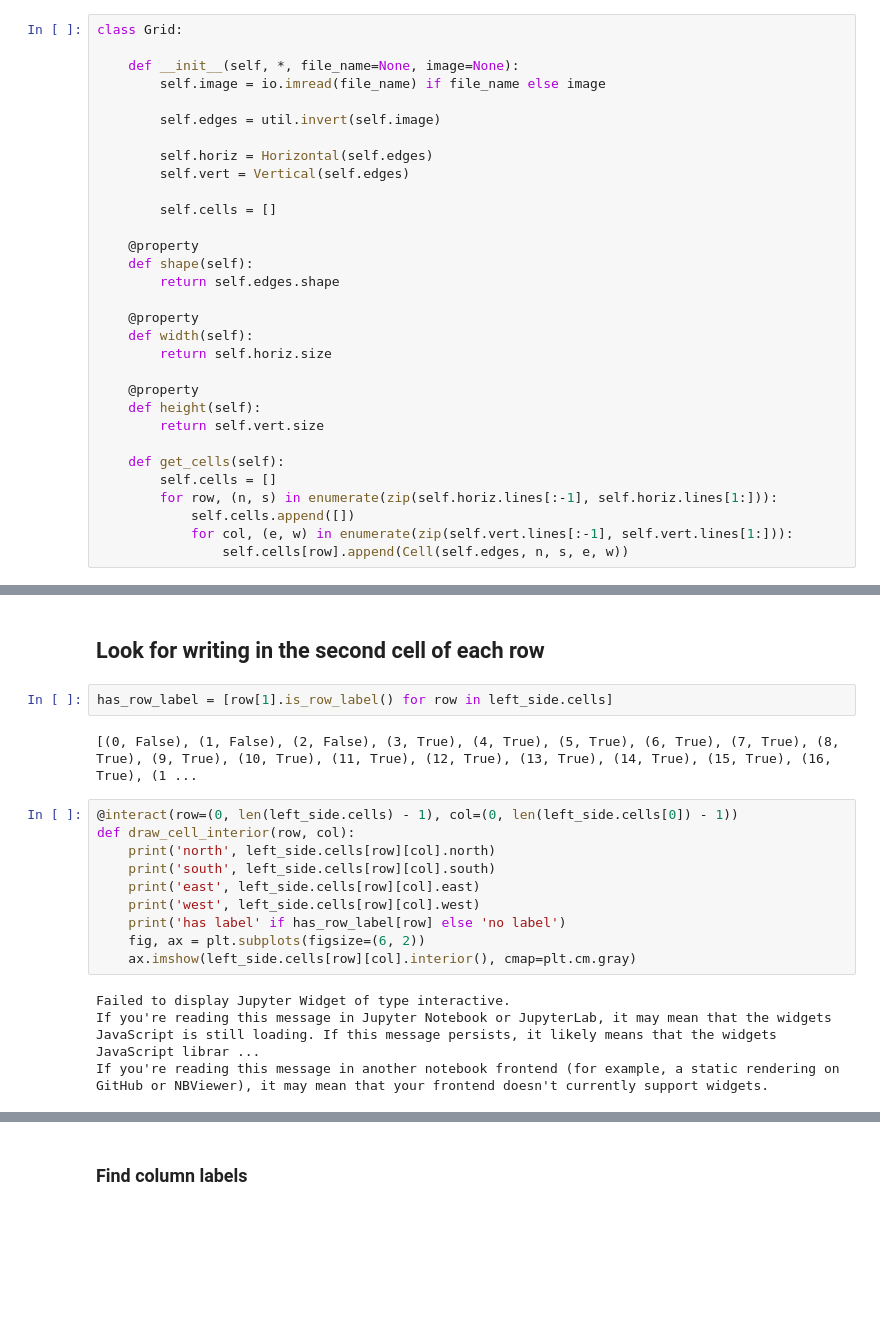
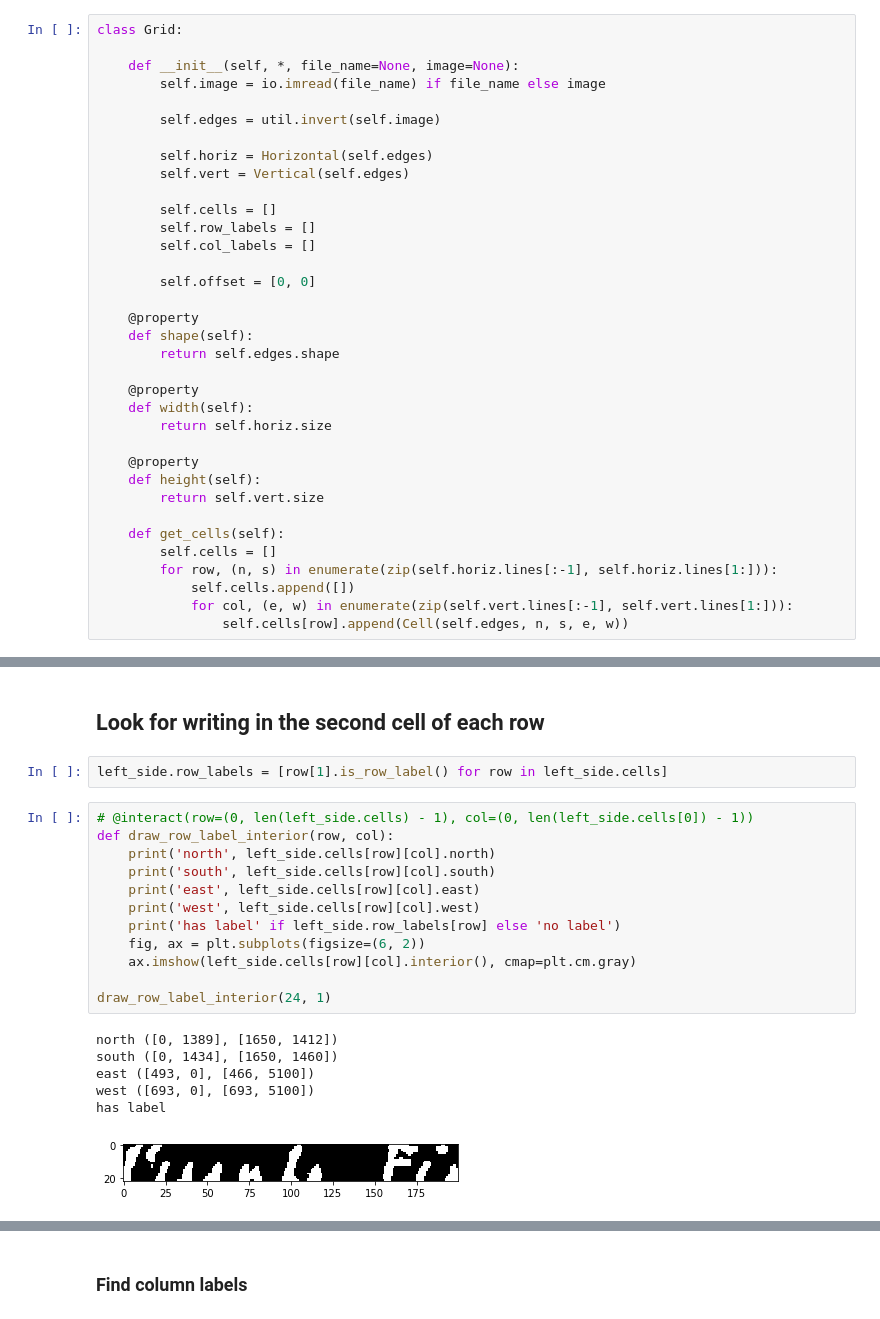
Before and after one commit to rafelafrance/boyd-bird-journal, a Jupyter notebook: experiments_for_boyd_journal_extraction.ipynb, the cells around one changed output, grey strips where cells are left out. Cells and saved outputs as stored; diff of their text form; blank space fills up the shorter version.

```diff
--- a/experiments_for_boyd_journal_extraction.ipynb
+++ b/experiments_for_boyd_journal_extraction.ipynb
@@ -102,6 +103,10 @@ class Grid:
         self.vert = Vertical(self.edges)
 
         self.cells = []
+        self.row_labels = []
+        self.col_labels = []
+
+        self.offset = [0, 0]
 
     @property
     def shape(self):
@@ -365,21 +388,24 @@ print(len(left_side.cells[0]))
 # %% [markdown]
 ## Look for writing in the second cell of each row
 # %%
-has_row_label = [row[1].is_row_label() for row in left_side.cells]
+left_side.row_labels = [row[1].is_row_label() for row in left_side.cells]
-# %% [output]
-[(0, False), (1, False), (2, False), (3, True), (4, True), (5, True), (6, True), (7, True), (8, True), (9, True), (10, True), (11, True), (12, True), (13, True), (14, True), (15, True), (16, True), (1 ...
 # %%
-@interact(row=(0, len(left_side.cells) - 1), col=(0, len(left_side.cells[0]) - 1))
-def draw_cell_interior(row, col):
+# @interact(row=(0, len(left_side.cells) - 1), col=(0, len(left_side.cells[0]) - 1))
+def draw_row_label_interior(row, col):
     print('north', left_side.cells[row][col].north)
     print('south', left_side.cells[row][col].south)
     print('east', left_side.cells[row][col].east)
     print('west', left_side.cells[row][col].west)
-    print('has label' if has_row_label[row] else 'no label')
+    print('has label' if left_side.row_labels[row] else 'no label')
     fig, ax = plt.subplots(figsize=(6, 2))
     ax.imshow(left_side.cells[row][col].interior(), cmap=plt.cm.gray)
+
+draw_row_label_interior(24, 1)
 # %% [output]
-Failed to display Jupyter Widget of type interactive.
-If you're reading this message in Jupyter Notebook or JupyterLab, it may mean that the widgets JavaScript is still loading. If this message persists, it likely means that the widgets JavaScript librar ...
-If you're reading this message in another notebook frontend (for example, a static rendering on GitHub or NBViewer), it may mean that your frontend doesn't currently support widgets.
+north ([0, 1389], [1650, 1412])
+south ([0, 1434], [1650, 1460])
+east ([493, 0], [466, 5100])
+west ([693, 0], [693, 5100])
+has label
+[figure, added]
 # %% [markdown]
```
Also changed, not shown: parts of 24 cells of this notebook, 1 other file.
